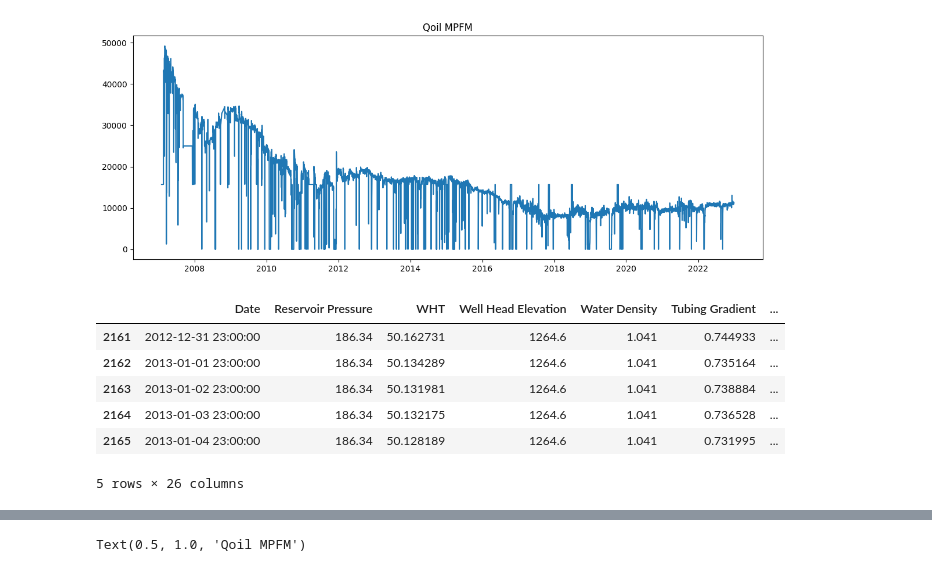
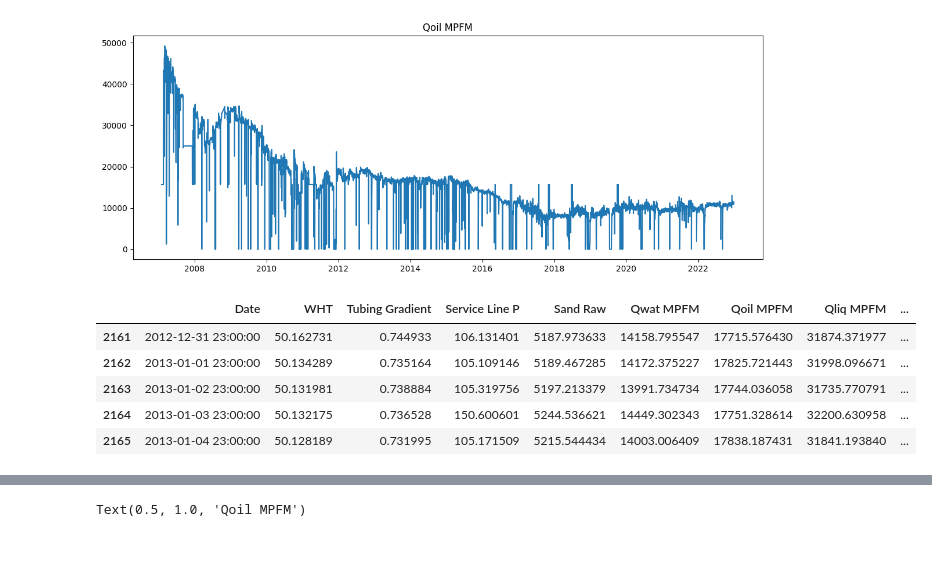
Before and after one commit to mattwagon/oil_production_prediction, a Jupyter notebook: notebooks/eduardo - basic mvp.ipynb, the cells around one changed output, grey strips where cells are left out. Cells and saved outputs as stored; diff of their text form; code cells hidden in the pictures.

```diff
--- a/notebooks/eduardo - basic mvp.ipynb
+++ b/notebooks/eduardo - basic mvp.ipynb
@@ -350,8 +351,8 @@ df.describe()
 # %%
 features_null_std = []
 
-for feature in df.columns:
-    if df[feature].std() == 0:
+for feature in df.drop(columns='Date').columns:
+    if df[feature].std() < 0.0000001:
         features_null_std.append(feature)
 
 features_null_std
@@ -463,15 +466,14 @@ Text(0.5, 1.0, 'Qoil MPFM')
 # %%
 start_date = pd.to_datetime('2012-12-31 23:00:00')
 end_date = pd.to_datetime('2014-12-31 23:00:00')
 
-df_filtered = df[(df['Date']>=start_date) & (df['Date']<=end_date)]
-df_filtered.head()
+df_split_filtered = df[(df['Date']>=start_date) & (df['Date']<=end_date)]
+df_split_filtered.head()
 # %% [output]
-|  | Date | Reservoir Pressure | WHT | Well Head Elevation | Water Density | Tubing Gradient | ... |
-| 2161 | 2012-12-31 23:00:00 | 186.34 | 50.162731 | 1264.6 | 1.041 | 0.744933 | ... |
-| 2162 | 2013-01-01 23:00:00 | 186.34 | 50.134289 | 1264.6 | 1.041 | 0.735164 | ... |
-| 2163 | 2013-01-02 23:00:00 | 186.34 | 50.131981 | 1264.6 | 1.041 | 0.738884 | ... |
-| 2164 | 2013-01-03 23:00:00 | 186.34 | 50.132175 | 1264.6 | 1.041 | 0.736528 | ... |
-| 2165 | 2013-01-04 23:00:00 | 186.34 | 50.128189 | 1264.6 | 1.041 | 0.731995 | ... |
+|  | Date | WHT | Tubing Gradient | Service Line P | Sand Raw | Qwat MPFM | Qoil MPFM | Qliq MPFM | ... |
+| 2161 | 2012-12-31 23:00:00 | 50.162731 | 0.744933 | 106.131401 | 5187.973633 | 14158.795547 | 17715.576430 | 31874.371977 | ... |
+| 2162 | 2013-01-01 23:00:00 | 50.134289 | 0.735164 | 105.109146 | 5189.467285 | 14172.375227 | 17825.721443 | 31998.096671 | ... |
+| 2163 | 2013-01-02 23:00:00 | 50.131981 | 0.738884 | 105.319756 | 5197.213379 | 13991.734734 | 17744.036058 | 31735.770791 | ... |
+| 2164 | 2013-01-03 23:00:00 | 50.132175 | 0.736528 | 150.600601 | 5244.536621 | 14449.302343 | 17751.328614 | 32200.630958 | ... |
+| 2165 | 2013-01-04 23:00:00 | 50.128189 | 0.731995 | 105.171509 | 5215.544434 | 14003.006409 | 17838.187431 | 31841.193840 | ... |
-5 rows × 26 columns
 # %%
```
Also changed, not shown: parts of 44 cells of this notebook.
